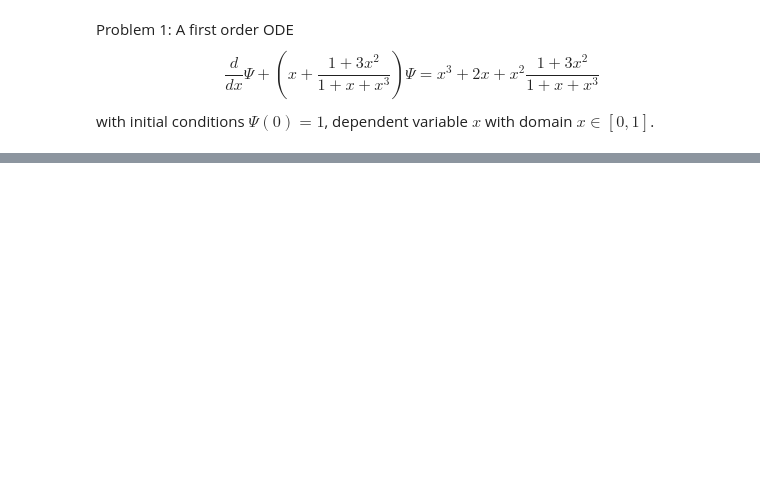
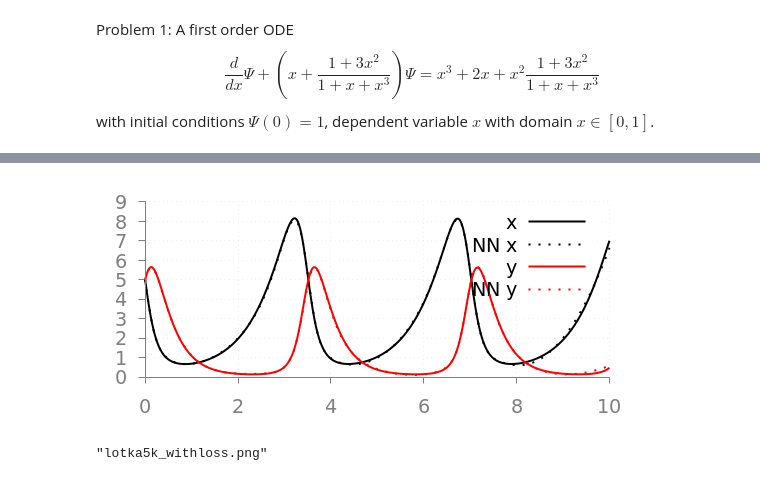
Before and after one commit to affans/pinns_in_julia, a Jupyter notebook: lagaris.ipynb, the cells around one changed output, grey strips where cells are left out. Drawn from its saved outputs; the diff is of its cells as text; code cells hidden in the pictures; blank space fills up the shorter version.

```diff
--- a/lagaris.ipynb
+++ b/lagaris.ipynb
@@ -297,0 +206,31 @@ Info Packages marked with ⌃ have new versions available and may be upgradable.
+# %%
+# next can we add "data" in this case the 'data' is actually just the solution to the ODE
+# still we are not estimating the parameters -- we are now giving the 'data'
+
+# Need to define the additional loss function
+# BUG? The NNODE API only uses a two argument additional_loss function -- why is that?
+# -- it's because the parameter vector is appended to the theta itself
+# -- if param_estim = false then \theta does not include the p appended
+function additional_loss(phi, θ)
+    sum(abs2, phi(t_, θ) .- u_) / size(u_, 2) # divide by the number of collocation points
+end
+
+prob = create_ode_prob([1.5, 1.0, 3.0, 1.0]) # create the ODE problem with true parameters -- can the NN replicate the system?
+chain, ps, st = create_nn()
+opt = LBFGS(linesearch = BackTracking())
+alg = NNODE(chain, opt, ps; strategy = WeightedIntervalTraining([0.7, 0.2, 0.1], 500), additional_loss = additional_loss)
+sol_pinn = solve(prob, alg, verbose = false, abstol = 1e-8, maxiters = 5000, saveat = t_)
+
+up_ = reduce(hcat, sol_pinn.u)
+@gp "reset"
+@gp :- "load '~/gpconfig.cfg'"
+
+@gp :- t_ u_[1, :] "with lines title 'x' lc 'black' lw 2 "
+@gp :- t_ up_[1, :] "with lines title 'NN x' lc 'black' lw 2 dt 8 "
+@gp :- t_ u_[2, :] "with lines title 'y' lc 'red' lw 2"
+@gp :- t_ up_[2, :] "with lines title 'NN y' lc 'red' lw 2 dt 8"
+display(@gp)
+Gnuplot.save("lotka5k_withloss.png", term="pngcairo size 550,250 fontscale 1.2")
+# %% [output]
+[figure, added]
+"lotka5k_withloss.png"
```
Also changed, not shown: parts of 13 cells of this notebook, 8 other files.
